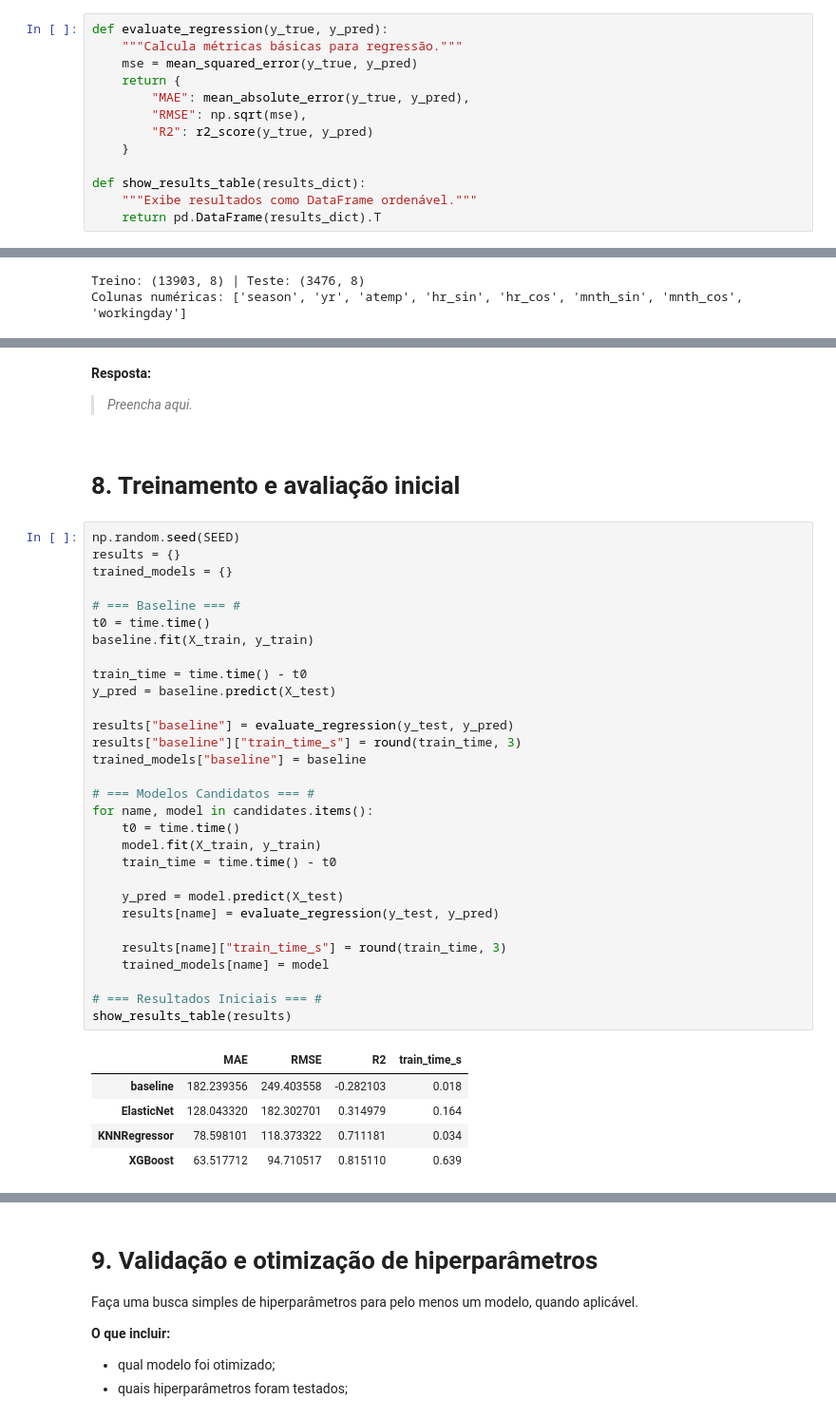
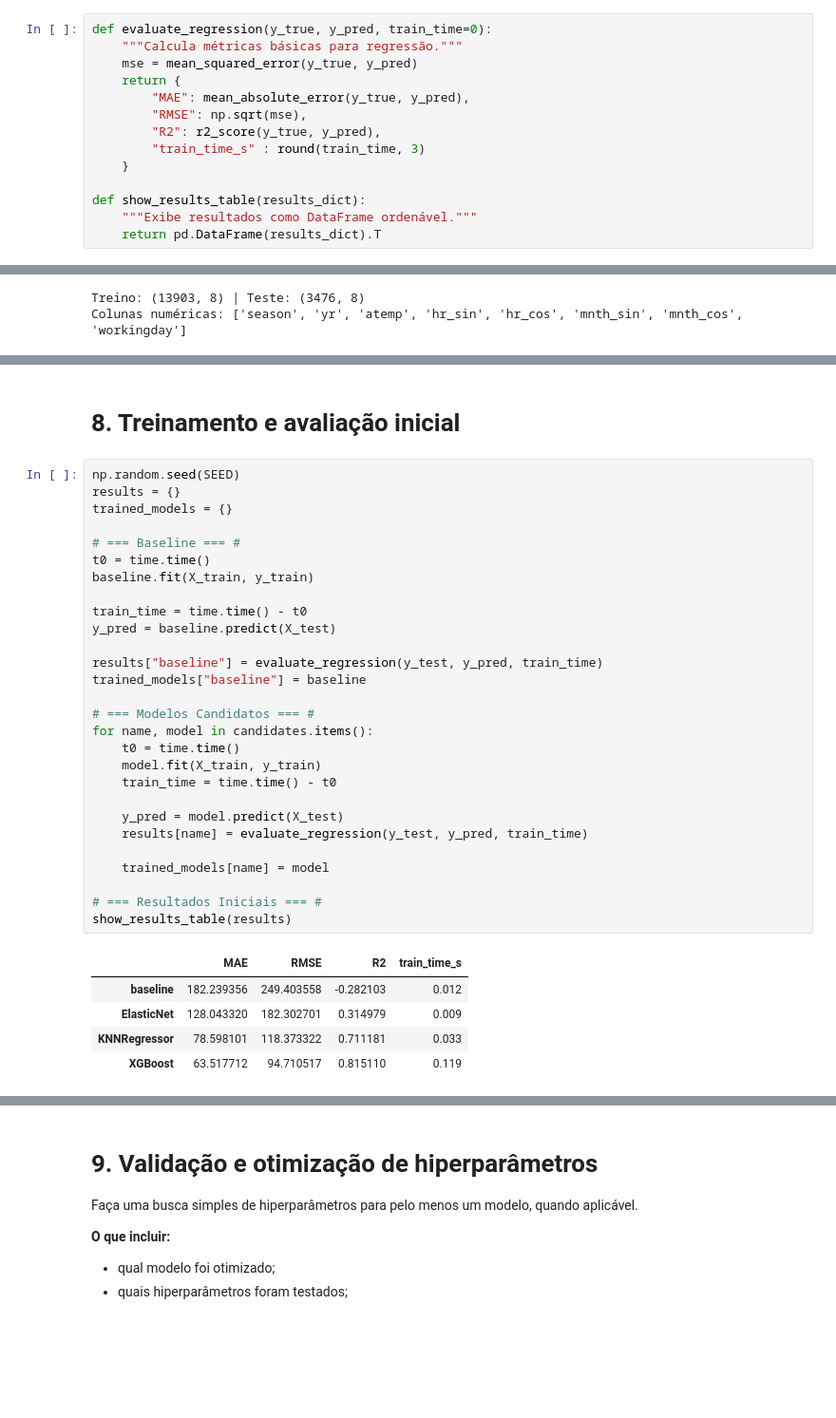
Before and after one commit to pedrovsbenevides/mvp_ml_pucrio, a Jupyter notebook: MVP_Regression.ipynb, the cells around one changed output, grey strips where cells are left out. Shown at 95% size. Cells and saved outputs as stored; diff of their text form; blank space fills up the shorter version.

```diff
--- a/MVP_Regression.ipynb
+++ b/MVP_Regression.ipynb
@@ -96,13 +154,14 @@ Seed: 42
 # %% [markdown]
 ## 2.1 Funções auxiliares
 # %%
-def evaluate_regression(y_true, y_pred):
+def evaluate_regression(y_true, y_pred, train_time=0):
     """Calcula métricas básicas para regressão."""
     mse = mean_squared_error(y_true, y_pred)
     return {
         "MAE": mean_absolute_error(y_true, y_pred),
         "RMSE": np.sqrt(mse),
-        "R2": r2_score(y_true, y_pred)
+        "R2": r2_score(y_true, y_pred),
+        "train_time_s" : round(train_time, 3)
     }
 
 def show_results_table(results_dict):
@@ -817,41 +963,36 @@ candidates = {
-# %% [markdown]
-**Resposta:**
-> _Preencha aqui._
 # %% [markdown]
 # 8. Treinamento e avaliação inicial
 # %%
 np.random.seed(SEED)
 results = {}
 trained_models = {}
 
 # === Baseline === #
 t0 = time.time()
 baseline.fit(X_train, y_train)
 
 train_time = time.time() - t0
 y_pred = baseline.predict(X_test)
 
-results["baseline"] = evaluate_regression(y_test, y_pred)
-results["baseline"]["train_time_s"] = round(train_time, 3)
+results["baseline"] = evaluate_regression(y_test, y_pred, train_time)
 trained_models["baseline"] = baseline
 
 # === Modelos Candidatos === #
 for name, model in candidates.items():
     t0 = time.time()
     model.fit(X_train, y_train)
     train_time = time.time() - t0
 
     y_pred = model.predict(X_test)
-    results[name] = evaluate_regression(y_test, y_pred)
+    results[name] = evaluate_regression(y_test, y_pred, train_time)
 
-    results[name]["train_time_s"] = round(train_time, 3)
     trained_models[name] = model
 
 # === Resultados Iniciais === #
 show_results_table(results)
 # %% [output]
 |  | MAE | RMSE | R2 | train_time_s |
-| baseline | 182.239356 | 249.403558 | -0.282103 | 0.018 |
-| ElasticNet | 128.043320 | 182.302701 | 0.314979 | 0.164 |
-| KNNRegressor | 78.598101 | 118.373322 | 0.711181 | 0.034 |
-| XGBoost | 63.517712 | 94.710517 | 0.815110 | 0.639 |
+| baseline | 182.239356 | 249.403558 | -0.282103 | 0.012 |
+| ElasticNet | 128.043320 | 182.302701 | 0.314979 | 0.009 |
+| KNNRegressor | 78.598101 | 118.373322 | 0.711181 | 0.033 |
+| XGBoost | 63.517712 | 94.710517 | 0.815110 | 0.119 |
```
Also changed, not shown: parts of 57 cells of this notebook.
